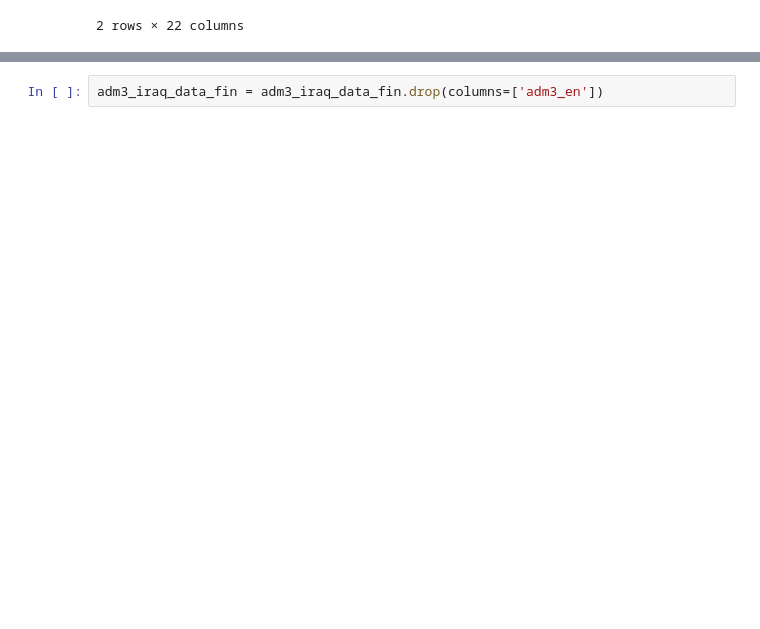
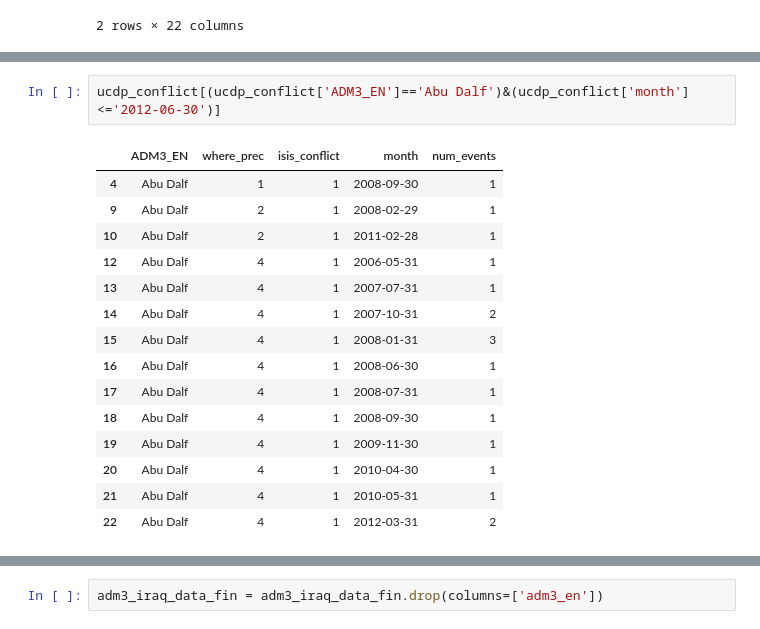
Before and after one commit to natalie-ayers/Iraq-post-conflict-rebel-governance, a Jupyter notebook: merge_datasets_adm3.ipynb, the cells around one changed output, grey strips where cells are left out. Cells and saved outputs as stored; diff of their text form; blank space fills up the shorter version.

```diff
--- a/merge_datasets_adm3.ipynb
+++ b/merge_datasets_adm3.ipynb
@@ -393,0 +414,18 @@ adm3_iraq_data.head()
+# %%
+ucdp_conflict[(ucdp_conflict['ADM3_EN']=='Abu Dalf')&(ucdp_conflict['month']<='2012-06-30')]
+# %% [output]
+|  | ADM3_EN | where_prec | isis_conflict | month | num_events |
+| 4 | Abu Dalf | 1 | 1 | 2008-09-30 | 1 |
+| 9 | Abu Dalf | 2 | 1 | 2008-02-29 | 1 |
+| 10 | Abu Dalf | 2 | 1 | 2011-02-28 | 1 |
+| 12 | Abu Dalf | 4 | 1 | 2006-05-31 | 1 |
+| 13 | Abu Dalf | 4 | 1 | 2007-07-31 | 1 |
+| 14 | Abu Dalf | 4 | 1 | 2007-10-31 | 2 |
+| 15 | Abu Dalf | 4 | 1 | 2008-01-31 | 3 |
+| 16 | Abu Dalf | 4 | 1 | 2008-06-30 | 1 |
+| 17 | Abu Dalf | 4 | 1 | 2008-07-31 | 1 |
+| 18 | Abu Dalf | 4 | 1 | 2008-09-30 | 1 |
+| 19 | Abu Dalf | 4 | 1 | 2009-11-30 | 1 |
+| 20 | Abu Dalf | 4 | 1 | 2010-04-30 | 1 |
+| 21 | Abu Dalf | 4 | 1 | 2010-05-31 | 1 |
+| 22 | Abu Dalf | 4 | 1 | 2012-03-31 | 2 |
```
Also changed, not shown: parts of 20 cells of this notebook, 1 other file.
